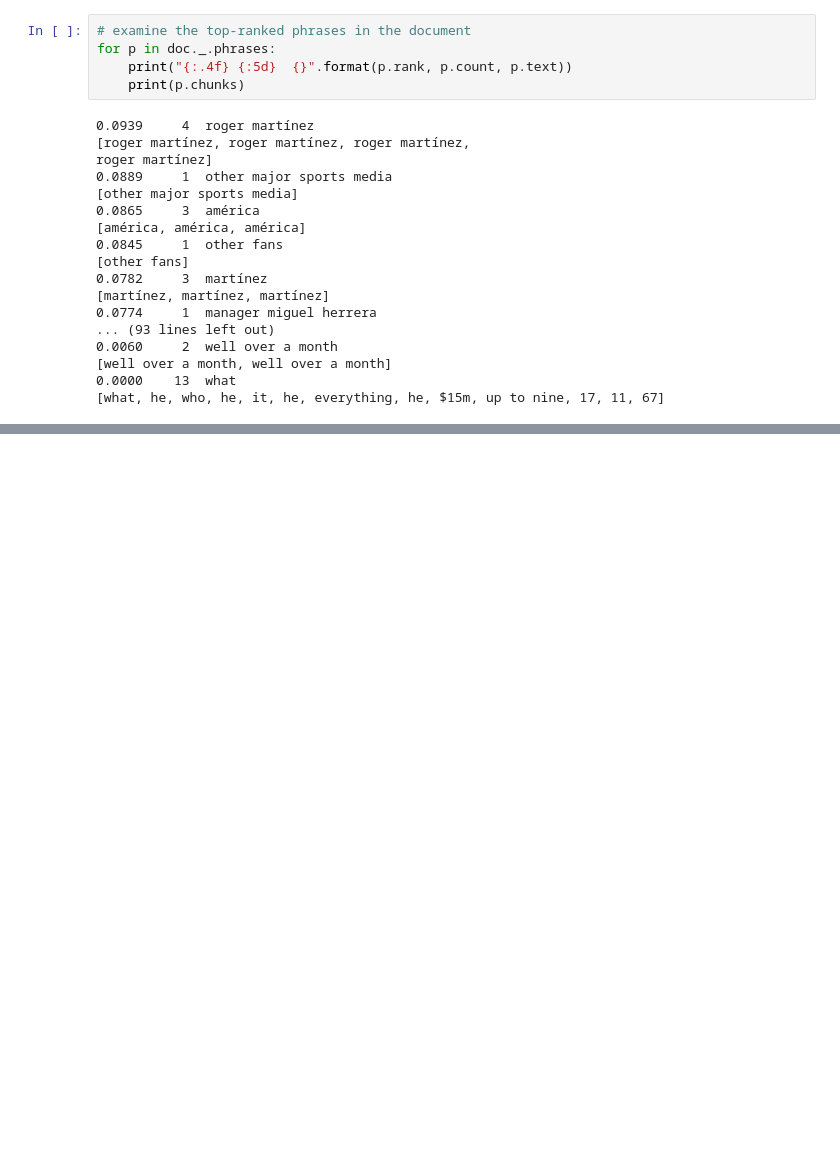
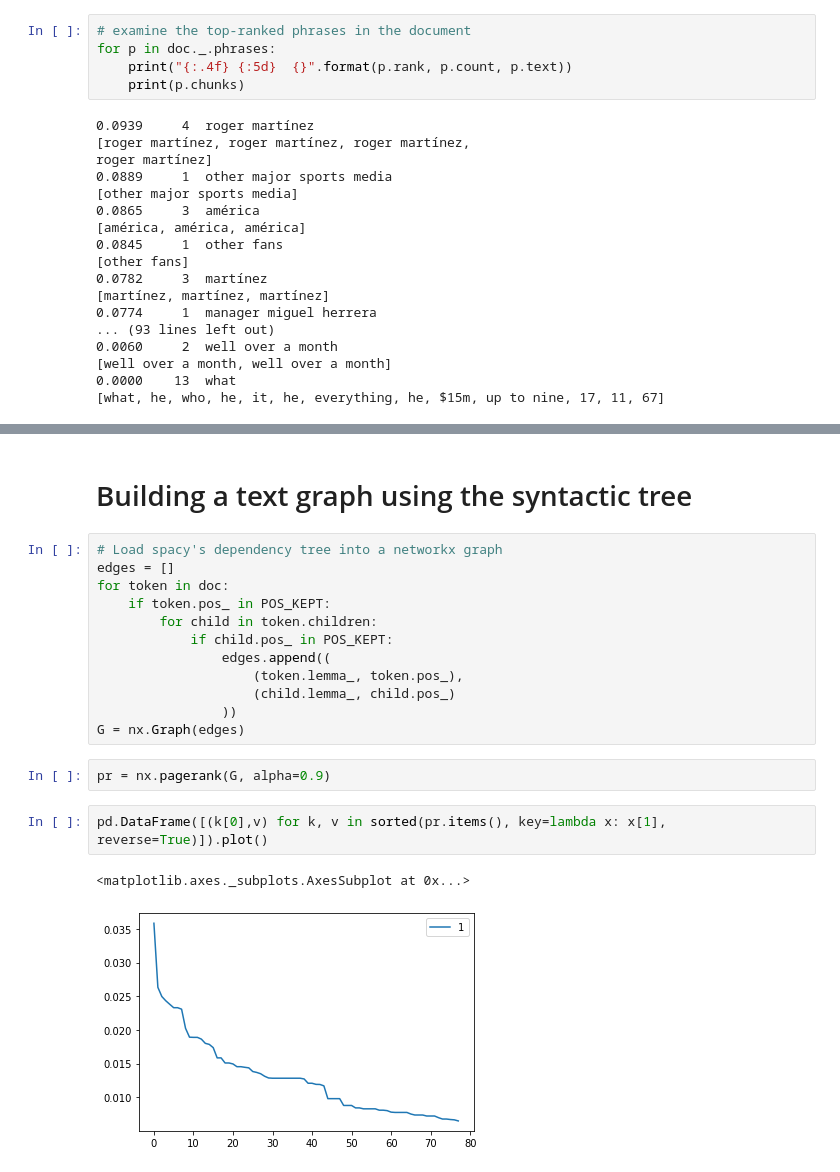
Before and after one commit to louisguitton/papers-implemented, a Jupyter notebook: papers/textrank/textrank.ipynb, the cells around one changed output, grey strips where cells are left out. Drawn from its saved outputs; the diff is of its cells as text; blank space fills up the shorter version.

Commit message:
Explore more graph algos and different ways to build graph

```diff
--- a/papers/textrank/textrank.ipynb
+++ b/papers/textrank/textrank.ipynb
@@ -457,0 +526,21 @@ roger martínez]
+# %% [markdown]
+# Building a text graph using the syntactic tree
+# %%
+# Load spacy's dependency tree into a networkx graph
+edges = []
+for token in doc:
+    if token.pos_ in POS_KEPT:
+        for child in token.children:
+            if child.pos_ in POS_KEPT:
+                edges.append((
+                    (token.lemma_, token.pos_),
+                    (child.lemma_, child.pos_)
+                ))
+G = nx.Graph(edges)
+# %%
+pr = nx.pagerank(G, alpha=0.9)
+# %%
+pd.DataFrame([(k[0],v) for k, v in sorted(pr.items(), key=lambda x: x[1], reverse=True)]).plot()
+# %% [output]
+<matplotlib.axes._subplots.AxesSubplot at 0x...>
+[figure, added]
```
Also changed, not shown: parts of 33 cells of this notebook, 1 other file.
